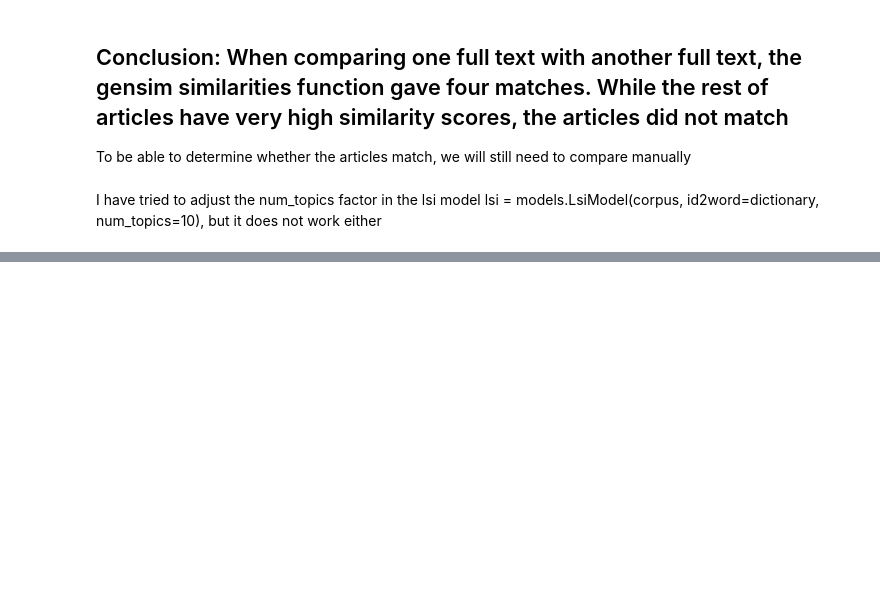
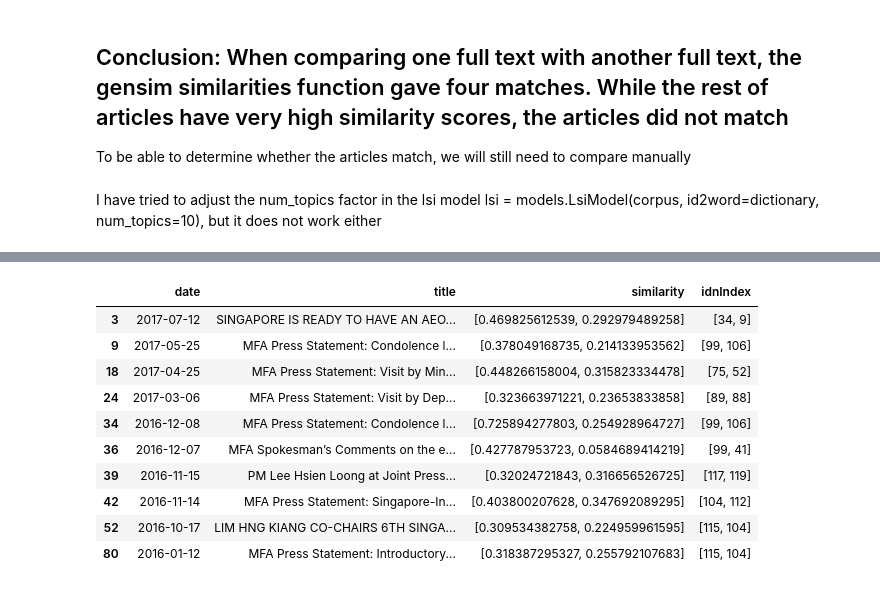
Before and after one commit to karahmat/azzie_remote, a Jupyter notebook: AzmanProject/IndoNewsSite-Part2.ipynb, the cells around one changed output, grey strips where cells are left out. Cells and saved outputs as stored; diff of their text form; code cells hidden in the pictures; blank space fills up the shorter version.

```diff
--- a/AzmanProject/IndoNewsSite-Part2.ipynb
+++ b/AzmanProject/IndoNewsSite-Part2.ipynb
@@ -949,0 +960,8 @@ I have tried to adjust the num_topics factor in the lsi model lsi = models.LsiMo
+# %%
+#manually insert text body of SG Press Statements that are saved in pdf form
+url = open('data/text_pdf.html', 'r')
+soup = BeautifulSoup(url, 'lxml')
+index_miss = [3,5,19,21,37,40,43,52]
+for lk, para in enumerate(soup.find_all('p')):
+    df_SGstatement.content[index_miss[lk]] = para.getText()
+url.close()
@@ -949,0 +976,35 @@ I have tried to adjust the num_topics factor in the lsi model lsi = models.LsiMo
+# %%
+def sklearn_compare2(docSG_text, doc_indonesian):
+    additional_stop_words = ["singapore", "said", "say", "Indonesia"]
+    stop_words = text.ENGLISH_STOP_WORDS.union(additional_stop_words)
+    count_vectorizer = CountVectorizer(binary=False, stop_words=stop_words, encoding=u'utf-8', decode_error=u'ignore', strip_accents='unicode')
+    documents = doc_indonesian.body.append(pd.Series(docSG_text))
+    count_vectorizer.fit_transform(documents)
+    freq_term_matrix = count_vectorizer.transform(documents)
+    tfidf = TfidfTransformer(norm="l2")
+    tfidf.fit(freq_term_matrix)
+    tf_idf_matrix = tfidf.transform(freq_term_matrix)
+
+    sim_matrix = cosine_similarity(tf_idf_matrix[len(documents)-1], tf_idf_matrix)
+    sim_score = pd.DataFrame(sim_matrix.T).sort_values(0, ascending=False).reset_index()
+    sim_score = sim_score.rename(columns={0 : "score"})
+    sim_score = sim_score.rename(columns={'index' : "index2"})
+
+    return sim_score
+# %%
+df_SGstatement['similarity'] = ''
+df_SGstatement['idnIndex'] = ''
+
+for j, docSG_input in enumerate(df_SGstatement.content):
+
+    if not (docSG_input is None):
+
+        sim_scores = sklearn_compare2(docSG_input, trans_articles)
+
+        if (sim_scores.score[1] > 0.30):
+            df_SGstatement.similarity[j] = [sim_scores.score[1], sim_scores.score[2]]
+            #df_SGstatement.idnmedialink[j] = [trans_articles.link[sim_scores.index[1],
+            #                                  def_rel_translated.link[sim_results[1][0]]]
+            df_SGstatement.idnIndex[j] = [sim_scores.index2[1], sim_scores.index2[2]]
+
+print 'Complete'
@@ -949,0 +1019,14 @@ I have tried to adjust the num_topics factor in the lsi model lsi = models.LsiMo
+# %%
+df_SGstatement[df_SGstatement.similarity != ''][['date','title', 'similarity','idnIndex']]
+# %% [output]
+|  | date | title | similarity | idnIndex |
+| 3 | 2017-07-12 | SINGAPORE IS READY TO HAVE AN AEO... | [0.469825612539, 0.292979489258] | [34, 9] |
+| 9 | 2017-05-25 | MFA Press Statement: Condolence l... | [0.378049168735, 0.214133953562] | [99, 106] |
+| 18 | 2017-04-25 | MFA Press Statement: Visit by Min... | [0.448266158004, 0.315823334478] | [75, 52] |
+| 24 | 2017-03-06 | MFA Press Statement: Visit by Dep... | [0.323663971221, 0.23653833858] | [89, 88] |
+| 34 | 2016-12-08 | MFA Press Statement: Condolence l... | [0.725894277803, 0.254928964727] | [99, 106] |
+| 36 | 2016-12-07 | MFA Spokesman’s Comments on the e... | [0.427787953723, 0.0584689414219] | [99, 41] |
+| 39 | 2016-11-15 | PM Lee Hsien Loong at Joint Press... | [0.32024721843, 0.316656526725] | [117, 119] |
+| 42 | 2016-11-14 | MFA Press Statement: Singapore-In... | [0.403800207628, 0.347692089295] | [104, 112] |
+| 52 | 2016-10-17 | LIM HNG KIANG CO-CHAIRS 6TH SINGA... | [0.309534382758, 0.224959961595] | [115, 104] |
+| 80 | 2016-01-12 | MFA Press Statement: Introductory... | [0.318387295327, 0.255792107683] | [115, 104] |
```
Also changed, not shown: parts of 8 cells of this notebook.
